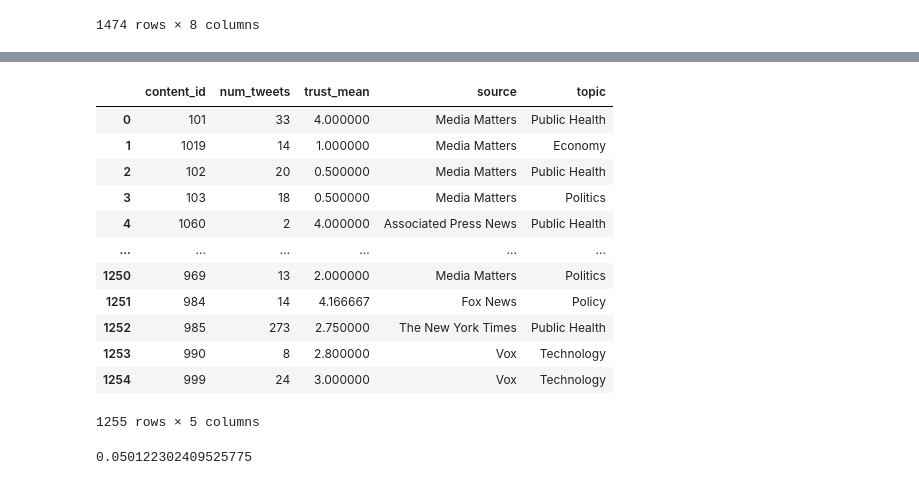
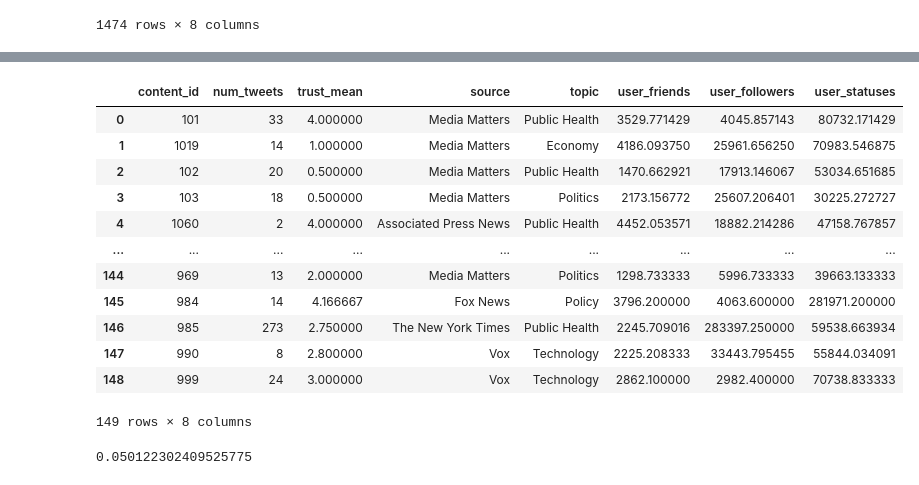
Before and after one commit to fagan2888/tweet-url-relationships, a Jupyter notebook: notebooks/Tweet Trust Correlation.ipynb, the cells around one changed output, grey strips where cells are left out. Cells and saved outputs as stored; diff of their text form; code cells hidden in the pictures.

```diff
--- a/notebooks/Tweet Trust Correlation.ipynb
+++ b/notebooks/Tweet Trust Correlation.ipynb
@@ -153,3 +166,7 @@ raw_ratings.head()
 | 2 | 4205985366_78419_01 | 61 | 4.5 | 20170901 | 1 |
 | 3 | 4205985366_78419_01 | 66 | 3.5 | 20170901 | 1 |
 | 4 | 4205985366_78419_01 | 80 | 4.0 | 20170901 | 1 |
+# %%
+raw_users = pd.read_csv("all-user-stats.csv")
+raw_users['content_id']=raw_tweets['content_id']
+raw_users
@@ -156,3 +187,5 @@ raw_ratings.head()
+# %%
+users = raw_users.set_index(['content_id'])
 # %%
 import os
 import shutil
@@ -196,3 +229,6 @@ num_tweets
 | 999 | 24 | 24 | 24 | 24 | 24 | 24 | 24 | 999 |
 | blank | 1584 | 1584 | 1584 | 1584 | 1584 | 1584 | 1526 | blank |
 1474 rows × 8 columns
+# %%
+avg_users = users.groupby(['content_id']).mean()
+avg_users
@@ -199,28 +250,30 @@ num_tweets
 # %%
-corr_df = pd.DataFrame(columns=['content_id','num_tweets','trust_mean','source','topic'])
+corr_df = pd.DataFrame(columns=['content_id','num_tweets','trust_mean','source','topic','user_friends','user_followers','user_statuses'])
 
 for index, row in num_tweets.iterrows():
   try:
     corr_df = corr_df.append({'content_id':index, 'num_tweets':row['tweet_id'], 'trust_mean':blind_ratings['rating_scale_response'][int(index)],
-                              'source':articles['content_source_desc'][int(index)], 'topic':topics['topic'][int(index)]}, ignore_index=True)
+                              'source':articles['content_source_desc'][int(index)], 'topic':topics['topic'][int(index)],
+                              'user_friends':avg_users['user_friends'][int(index)], 'user_followers':avg_users['user_followers'][int(index)],
+                              'user_statuses':avg_users['user_statuses'][int(index)]}, ignore_index=True)
   except Exception:
     pass
 
 corr_df
 # %% [output]
-|  | content_id | num_tweets | trust_mean | source | topic |
-| 0 | 101 | 33 | 4.000000 | Media Matters | Public Health |
-| 1 | 1019 | 14 | 1.000000 | Media Matters | Economy |
-| 2 | 102 | 20 | 0.500000 | Media Matters | Public Health |
-| 3 | 103 | 18 | 0.500000 | Media Matters | Politics |
-| 4 | 1060 | 2 | 4.000000 | Associated Press News | Public Health |
-| ... | ... | ... | ... | ... | ... |
-| 1250 | 969 | 13 | 2.000000 | Media Matters | Politics |
-| 1251 | 984 | 14 | 4.166667 | Fox News | Policy |
-| 1252 | 985 | 273 | 2.750000 | The New York Times | Public Health |
-| 1253 | 990 | 8 | 2.800000 | Vox | Technology |
-| 1254 | 999 | 24 | 3.000000 | Vox | Technology |
+|  | content_id | num_tweets | trust_mean | source | topic | user_friends | user_followers | user_statuses |
+| 0 | 101 | 33 | 4.000000 | Media Matters | Public Health | 3529.771429 | 4045.857143 | 80732.171429 |
+| 1 | 1019 | 14 | 1.000000 | Media Matters | Economy | 4186.093750 | 25961.656250 | 70983.546875 |
+| 2 | 102 | 20 | 0.500000 | Media Matters | Public Health | 1470.662921 | 17913.146067 | 53034.651685 |
+| 3 | 103 | 18 | 0.500000 | Media Matters | Politics | 2173.156772 | 25607.206401 | 30225.272727 |
+| 4 | 1060 | 2 | 4.000000 | Associated Press News | Public Health | 4452.053571 | 18882.214286 | 47158.767857 |
+| ... | ... | ... | ... | ... | ... | ... | ... | ... |
+| 144 | 969 | 13 | 2.000000 | Media Matters | Politics | 1298.733333 | 5996.733333 | 39663.133333 |
+| 145 | 984 | 14 | 4.166667 | Fox News | Policy | 3796.200000 | 4063.600000 | 281971.200000 |
+| 146 | 985 | 273 | 2.750000 | The New York Times | Public Health | 2245.709016 | 283397.250000 | 59538.663934 |
+| 147 | 990 | 8 | 2.800000 | Vox | Technology | 2225.208333 | 33443.795455 | 55844.034091 |
+| 148 | 999 | 24 | 3.000000 | Vox | Technology | 2862.100000 | 2982.400000 | 70738.833333 |
-1255 rows × 5 columns
+149 rows × 8 columns
 # %%
 from scipy.stats.stats import pearsonr
 # %%
```
Also changed, not shown: parts of 13 cells of this notebook.
